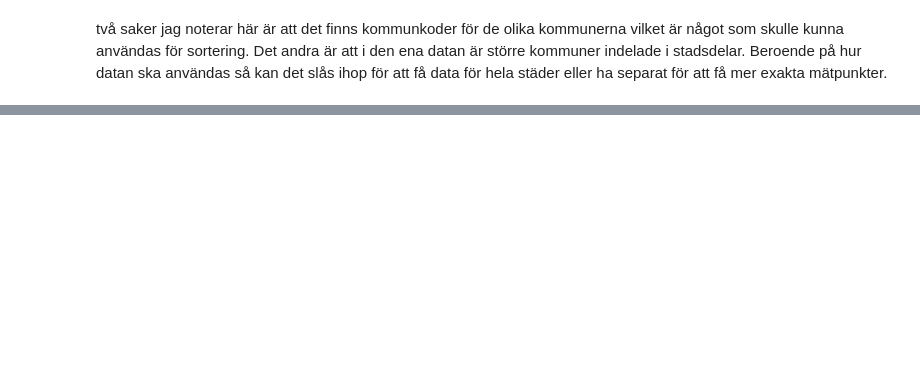
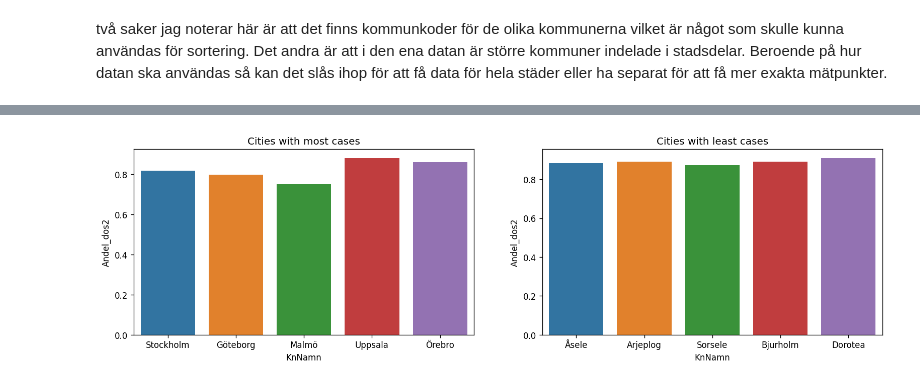
Before and after one commit to Razjoh/Databehandling-Rasmus-Johansson, a Jupyter notebook: Labb/Uppgift3.ipynb, the cells around one changed output, grey strips where cells are left out. Saved outputs shown, nothing was run; the diff lists cells and outputs as text; code cells hidden in the pictures; blank space fills up the shorter version.

```diff
--- a/Labb/Uppgift3.ipynb
+++ b/Labb/Uppgift3.ipynb
@@ -231,0 +206,12 @@ The default value of numeric_only in DataFrameGroupBy.sum is deprecated. In a fu
+# %%
+# dataset 1 contains total vaccine data so need to combine dataset 2 so that it shows total amount instead of weekly count.
+# since there is a column for total cases alla i neeed is the last recorded date for every city
+df_cases_city = df_data_city[(df_data_city["veckonummer"] == 43) & (df_data_city["år"] == 2022)]
+# confirming that i did not miss a city or part
+print(len(df_cases_city["Kommun_stadsdel"].unique()))
+
+# cleaning up so that we only have city names and cases per 10000 and total cases
+df_cases_city.drop(["år", "veckonummer", "nya_fall_vecka", "antal_fall_per10000_inv"], axis = 1, inplace=True)
+df_cases_city = df_cases_city.astype({"tot_antal_fall":"float"})
+df_cases_city = df_cases_city.groupby("KnNamn").sum().reset_index()
+df_cases_city
@@ -231,0 +239,15 @@ The default value of numeric_only in DataFrameGroupBy.sum is deprecated. In a fu
+# %%
+# join the two data sets to create new dataframe that can be used to plot varius information about cities
+df_city = df_cases_city.join(df_vaccine_city.set_index("KnNamn"), on = "KnNamn")
+df_city = df_city.sort_values(by="tot_antal_fall", ascending = False).reset_index(drop=True)
+
+# cities with the most cases and least cases
+cities_most_cases = df_city.head()
+cities_least_cases = df_city.tail()
+
+# dataframe of both most and least cases
+drops = []
+for i in range(6,286):
+    drops.append(i)
+most_least_cases = df_city.drop(drops)
+most_least_cases
@@ -231,0 +277,10 @@ The default value of numeric_only in DataFrameGroupBy.sum is deprecated. In a fu
+# %%
+fig, axes = plt.subplots(1, 2, figsize=(16,4), dpi=120)
+titles = ["Cities with most cases", "Cities with least cases"]
+data_frames = (cities_most_cases, cities_least_cases)
+
+for i,(data, title) in enumerate(zip(data_frames, titles)):
+    sns.barplot(data = data, x = "KnNamn", y = "Andel_dos2", ax = axes[i])
+    axes[i].set(title = title)
+# %% [output]
+[figure, added]
```
Also changed, not shown: parts of 17 cells of this notebook.
